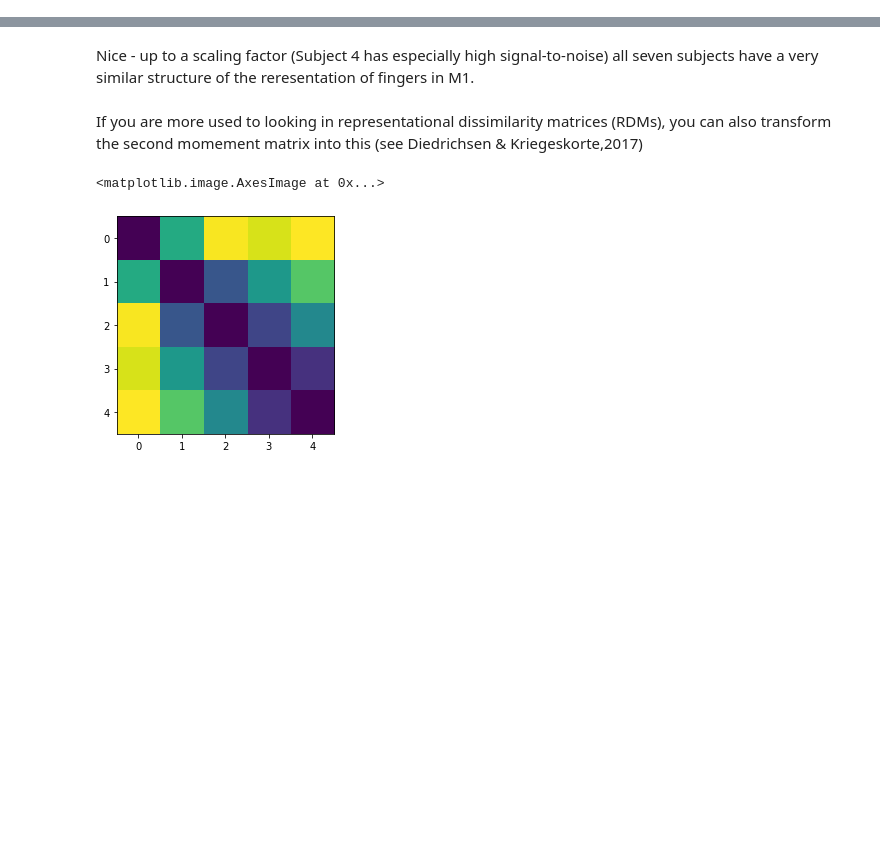
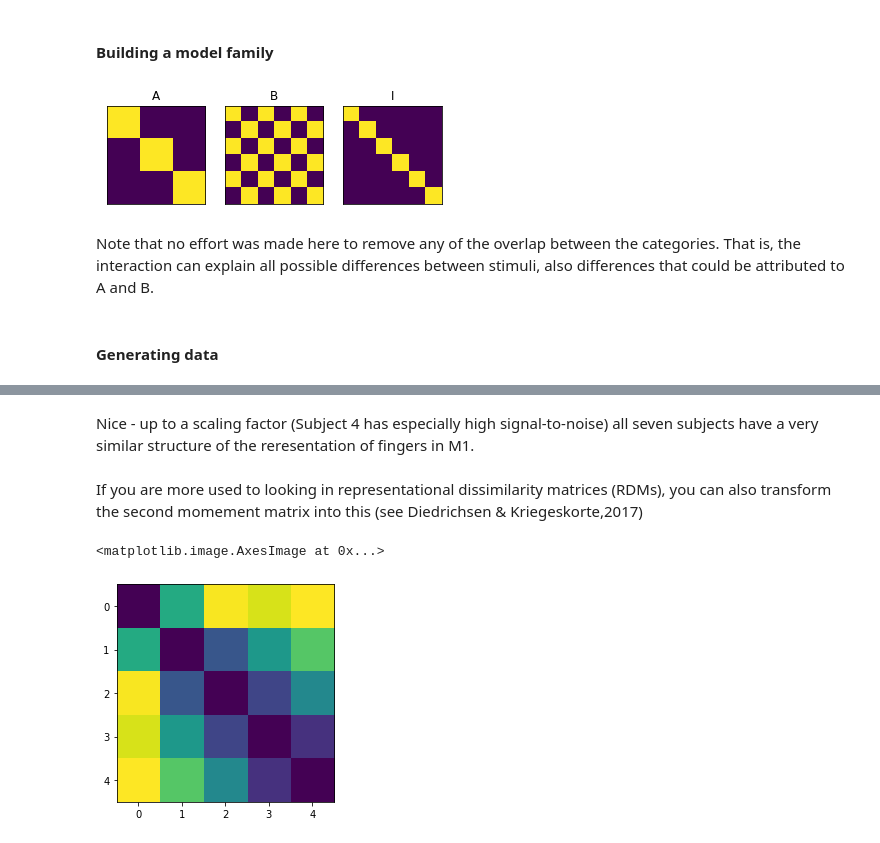
Before and after one commit to DiedrichsenLab/PcmPy, a Jupyter notebook: docs/demos/demo_modelfamily.ipynb, the cells around one changed output, grey strips where cells are left out. Saved outputs shown, nothing was run; the diff lists cells and outputs as text; code cells hidden in the pictures; blank space fills up the shorter version.

```diff
--- a/docs/demos/demo_modelfamily.ipynb
+++ b/docs/demos/demo_modelfamily.ipynb
@@ -21,6 +10,0 @@ Now we are build a list of datasets (one per subject) from the Data and conditio
-# %%
-Y = list()
-for i in range(len(Data)):
-    obs_des = {'cond_vec': cond_vec[i],
-               'part_vec': part_vec[i]}
-    Y.append(pcm.dataset.Dataset(Data[i],obs_descriptors = obs_des))
@@ -30,9 +10,0 @@ Before fitting the models, it is very useful to first visualize the different da
-# %%
-# Estimate and plot the second moment matrices across all data sets
-N=len(Y)
-G_hat = np.zeros((N,5,5))
-for i in range(N):
-    G_hat[i,:,:],_ = pcm.est_G_crossval(Y[i].measurements,
-                            Y[i].obs_descriptors['cond_vec'],
-                            Y[i].obs_descriptors['part_vec'],
-                            X=pcm.matrix.indicator(Y[i].obs_descriptors['part_vec']))
@@ -38,0 +14,26 @@ for i in range(N):
+# %% [markdown]
+#### Building a model family
+# %%
+# Generate the three model components, each one as a fixed model
+M = []
+A = np.array([[1.0,0,0],[1,0,0],[0,1,0],[0,1,0],[0,0,1],[0,0,1]])
+B = np.array([[1.0,0],[0,1],[1,0],[0,1],[1,0],[0,1]])
+M.append(pcm.FixedModel('A',A@A.T))
+M.append(pcm.FixedModel('B',B@B.T))
+M.append(pcm.FixedModel('I',np.eye(6)))
+# Then construct a model family of all possible combinations
+MF=pcm.model.ModelFamily(M)
+# %%
+# Show the three model components
+for i in range(3):
+    ax = plt.subplot(1,3,i+1)
+    plt.imshow(M[i].G)
+    ax.get_xaxis().set_visible(False)
+    ax.get_yaxis().set_visible(False)
+    plt.title(M[i].name)
+# %% [output]
+[figure, added]
+# %% [markdown]
+Note that no effort was made here to remove any of the overlap between the categories. That is, the interaction can explain all possible differences between stimuli, also differences that could be attributed to A and B.
+# %% [markdown]
+#### Generating data
```
Also changed, not shown: parts of 19 cells of this notebook, 2 other files.
